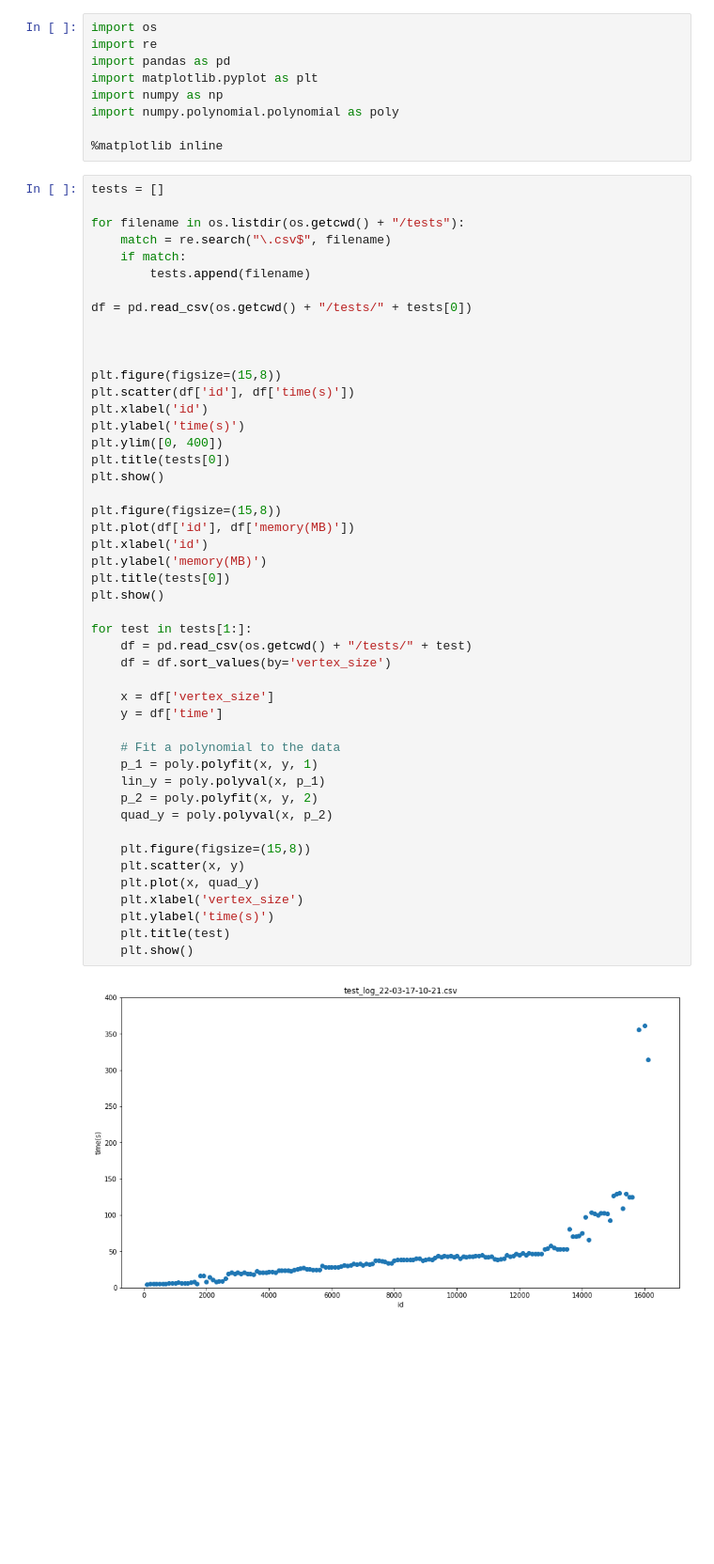
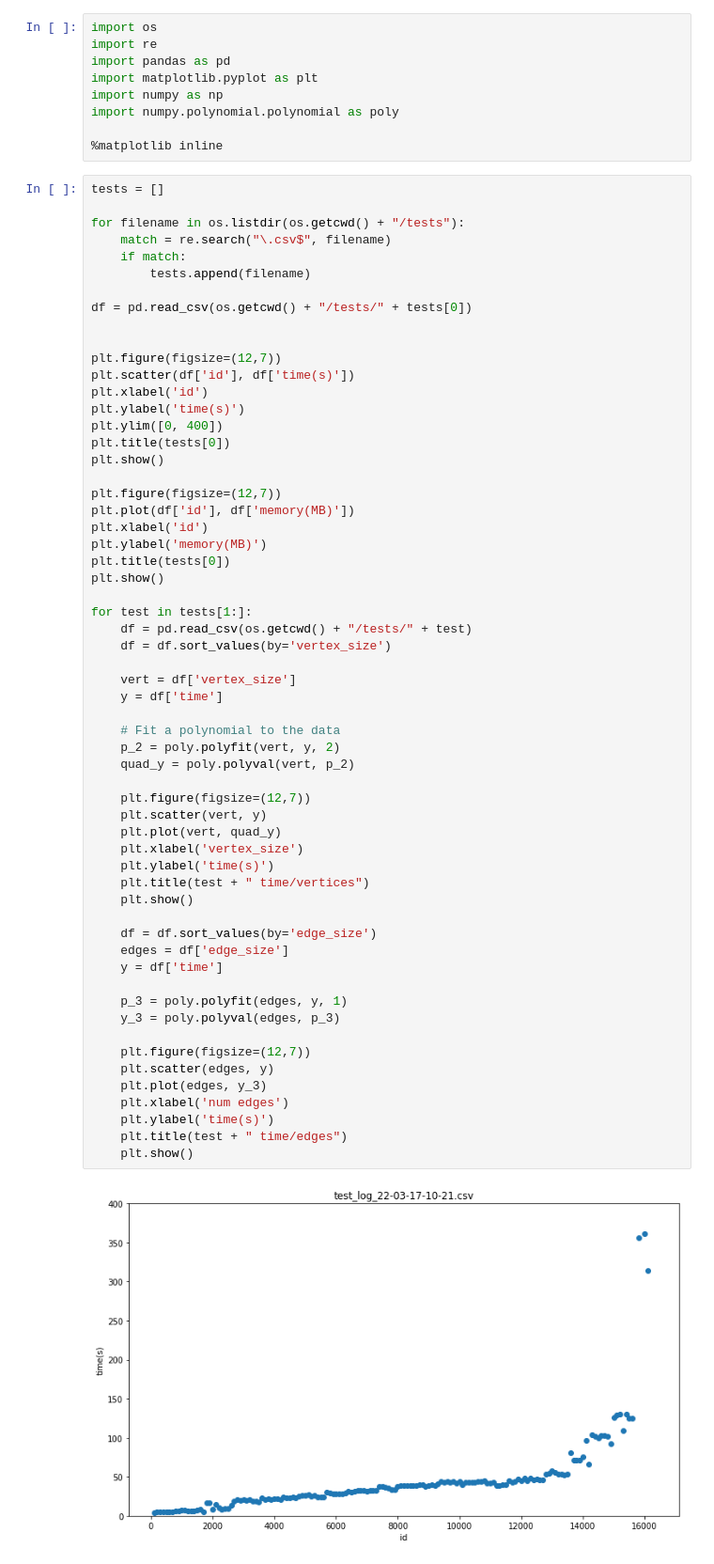
Before and after one commit to katjabercic/Lean-HoG, a Jupyter notebook: visualize.ipynb, the cells around one changed output. Shown at 94% size. Cells and saved outputs as stored; diff of their text form; blank space fills up the shorter version.

Commit message:
New tests

```diff
--- a/visualize.ipynb
+++ b/visualize.ipynb
@@ -16,43 +16,55 @@ for filename in os.listdir(os.getcwd() + "/tests"):
         tests.append(filename)
 
 df = pd.read_csv(os.getcwd() + "/tests/" + tests[0])
 
 
-
-plt.figure(figsize=(15,8))
+plt.figure(figsize=(12,7))
 plt.scatter(df['id'], df['time(s)'])
 plt.xlabel('id')
 plt.ylabel('time(s)')
 plt.ylim([0, 400])
 plt.title(tests[0])
 plt.show()
 
-plt.figure(figsize=(15,8))
+plt.figure(figsize=(12,7))
 plt.plot(df['id'], df['memory(MB)'])
 plt.xlabel('id')
 plt.ylabel('memory(MB)')
 plt.title(tests[0])
 plt.show()
 
 for test in tests[1:]:
     df = pd.read_csv(os.getcwd() + "/tests/" + test)
     df = df.sort_values(by='vertex_size')
 
-    x = df['vertex_size']
+    vert = df['vertex_size']
     y = df['time']
 
     # Fit a polynomial to the data
-    p_1 = poly.polyfit(x, y, 1)
-    lin_y = poly.polyval(x, p_1)
-    p_2 = poly.polyfit(x, y, 2)
-    quad_y = poly.polyval(x, p_2)
+    p_2 = poly.polyfit(vert, y, 2)
+    quad_y = poly.polyval(vert, p_2)
 
-    plt.figure(figsize=(15,8))
-    plt.scatter(x, y)
-    plt.plot(x, quad_y)
+    plt.figure(figsize=(12,7))
+    plt.scatter(vert, y)
+    plt.plot(vert, quad_y)
     plt.xlabel('vertex_size')
     plt.ylabel('time(s)')
-    plt.title(test)
+    plt.title(test + " time/vertices")
     plt.show()
+
+    df = df.sort_values(by='edge_size')
+    edges = df['edge_size']
+    y = df['time']
+
+    p_3 = poly.polyfit(edges, y, 1)
+    y_3 = poly.polyval(edges, p_3)
+
+    plt.figure(figsize=(12,7))
+    plt.scatter(edges, y)
+    plt.plot(edges, y_3)
+    plt.xlabel('num edges')
+    plt.ylabel('time(s)')
+    plt.title(test + " time/edges")
+    plt.show()
 # %% [output]
-[figure, old version]
+[figure, new version]
```
Also changed, not shown: parts of 1 cell of this notebook, 7 other files.
